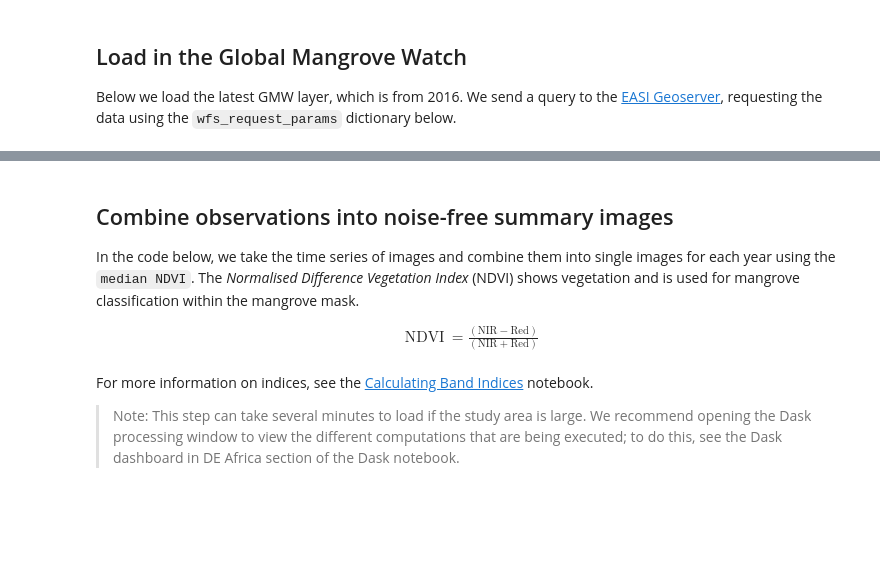
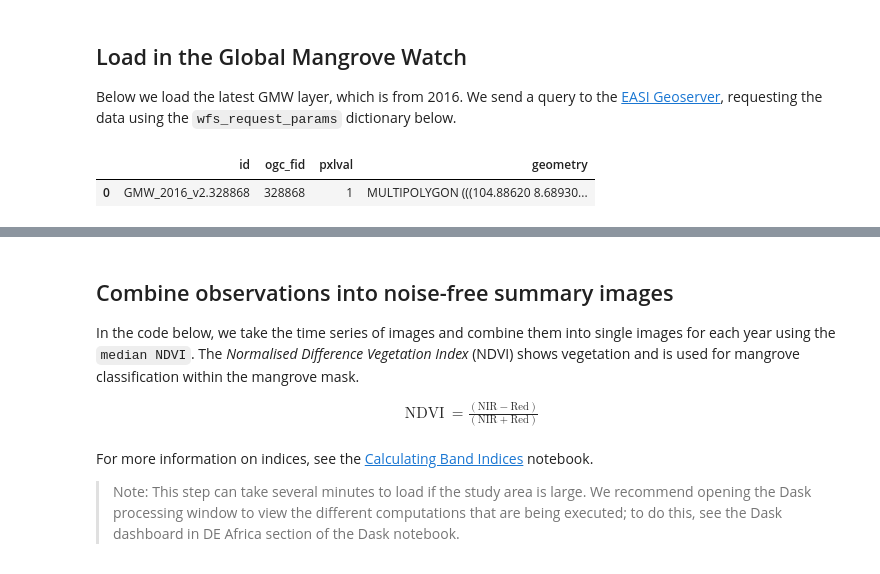
Before and after one commit to csiro-easi/eocsi-hackathon-2022, a Jupyter notebook: case-studies/Mangrove_analysis.ipynb, the cells around one changed output, grey strips where cells are left out. Saved outputs shown, nothing was run; the diff lists cells and outputs as text; code cells hidden in the pictures; blank space fills up the shorter version.

```diff
--- a/case-studies/Mangrove_analysis.ipynb
+++ b/case-studies/Mangrove_analysis.ipynb
@@ -183,23 +311,26 @@ Below we load the latest GMW layer, which is from 2016. We send a query to the [
 # %%
 WFS_URL = "https://geoserver.asia.easi-eo.solutions/geoserver/ows?"
 WFS_LAYER = "unep-wcmc:GMW_2016_v2"
 
 wfs_request_params = {
     "service": "WFS",
     "version": "1.0.0",
     "request": "GetFeature",
     "typeName": WFS_LAYER,
     "outputFormat": "json",
     "bbox": f"{left},{bottom},{right},{top},EPSG:4326"
 }
 
 # Parse the URL with parameters
 request_url = Request("GET", WFS_URL, params=wfs_request_params).prepare().url
 
 # Read the data
-data = gpd.read_file(request_url)
+gmw_2016_gdf = gpd.read_file(request_url)
 
 # Examine first five rows of the data
-data.head()
+gmw_2016_gdf.head()
+# %% [output]
+|  | id | ogc_fid | pxlval | geometry |
+| 0 | GMW_2016_v2.328868 | 328868 | 1 | MULTIPOLYGON (((104.88620 8.68930... |
 # %%
 # Display loaded data on interactive map
```
Also changed, not shown: parts of 39 cells of this notebook, 1 other file.
